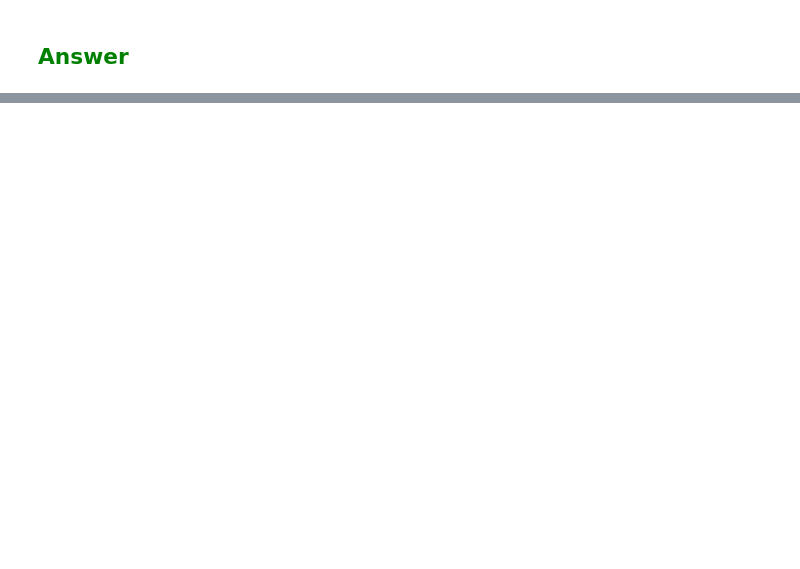
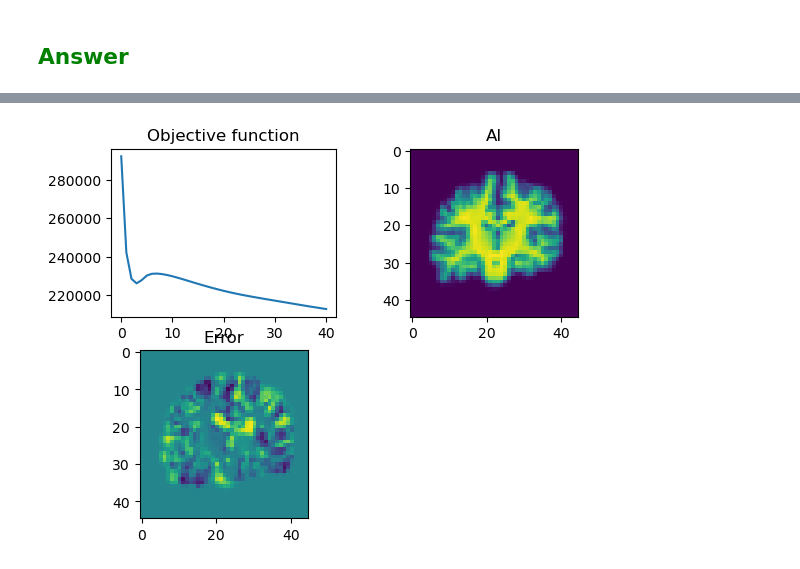
Before and after one commit to Simonlee711/UCLA-Grad-Courses, a Jupyter notebook: BIOMATH208/hw3/pset3.ipynb, the cells around one changed output, grey strips where cells are left out. Drawn from its saved outputs; the diff is of its cells as text; code cells hidden in the pictures; blank space fills up the shorter version.

```diff
--- a/BIOMATH208/hw3/pset3.ipynb
+++ b/BIOMATH208/hw3/pset3.ipynb
@@ -653,42 +665,42 @@ Run the natural gradient descent code with a gradient descent stepsize $1 - 2$,
 # %% [markdown]
 ## <span style="color:green">Answer
 # %%
-# Define basis of the tangent space
-E = [
-    np.pad(np.eye(1, 4, k=i), ((0, 3), (0, 0)), 'constant')
-    for i in range(4)
-] + [
-    np.pad(np.eye(1, 4, k=i), ((1, 2), (0, 0)), 'constant')
-    for i in range(4)
-] + [
-    np.pad(np.eye(1, 4, k=i), ((2, 1), (0, 0)), 'constant')
-    for i in range(4)
-] + [
-    np.pad(np.eye(1, 4, k=i), ((3, 0), (0, 0)), 'constant')
-    for i in range(4)
-]
+import numpy as his
+import matplotlib.pyplot as plt
+from scipy.interpolate import interpn
 
-# Compute the metric tensor g_ij with regularization
-epsilon = 1e-10  # Small regularization factor
-g_ij = np.zeros((12, 12))
-for i in range(12):
-    for j in range(12):
-        g_ij[i, j] = np.sum((E[i].T @ E[j]).flatten() * np.prod(dI))
+# Define the basis matrices E_i
+E = np.zeros((12, 4, 4))
+indices = [(0, 0), (0, 1), (0, 2), (0, 3), (1, 0), (1, 1), (1, 2), (1, 3),
+           (2, 0), (2, 1), (2, 2), (2, 3)]
+for i, (row, col) in enumerate(indices):
+    E[i, row, col] = 1
 
-# Try to invert the metric tensor again
-g_inv = np.linalg.inv(g_ij)
+# Load the actual image data from the provided file
+data = np.load('./hw3imagedata2024.npz', allow_pickle=True)
+I = data['I']
+dI = data['dI']
+xI = data['xI']
+XI = data['XI']
+J = data['J']
+dJ = data['dJ']
+xJ = data['xJ']
+XJ = data['XJ']
 
+# Initialize the affine transformation matrix
+A = np.eye(4)
 
-# An initial guess for an affine matrix
-A = np.eye(4)
 # Optimization parameters
 niter = 50  # number of iterations
 ep = 2e-8  # step size
-# For plotting results
+
+# Compute the metric tensor g_ij and its inverse
+g = np.array([[np.trace(E[i].T @ E[j]) for j in range(12)] for i in range(12)])
+g_inv = np.linalg.inv(g)
+
 f, ax = plt.subplots(2, 2)
 ax[1, 1].set_visible(False)
 cost = []
-# Other parameters
 voxel_volume = np.prod(dJ)
 append_shape = (J.shape[0], J.shape[1], J.shape[2], 1)
 
@@ -696,12 +708,14 @@ for it in range(niter):
     # Get sample points to interpolate with affine matrix
     Ai = np.linalg.inv(A)
     Xs = (Ai[:3, :3] @ XJ[..., None])[..., 0] + Ai[:3, -1]
+
     # Transform the image by interpolating at the sample points
     AI = interpn(xI, I, Xs, bounds_error=False, fill_value=0.0)
-    # Error
+
+    # Compute error and cost function
     err = AI - J
-    # Cost function
     cost.append(np.sum(err**2) * voxel_volume)
+
     # Gradient calculations
     dAI = np.stack(np.gradient(AI, *dJ), -1)
     dAI = np.concatenate((dAI, np.zeros(append_shape)), -1)
@@ -709,26 +723,26 @@ for it in range(niter):
     dAIXs = dAI[..., :, None] * Xs[..., None, :]
     grad_covector = -np.sum(err[..., None, None] * dAIXs, axis=(0, 1, 2)) * voxel_volume
 
-    # Convert the gradient covector to a vector using the sharp map
-    grad_matrix = grad_covector[:3, :4]
-    grad_vector = grad_matrix.flatten()
-    grad_vector = np.dot(g_inv, grad_vector)
-    grad_matrix = grad_vector.reshape((3, 4))
+    # Convert covector to vector using the metric's inverse
+    grad_covector_flat = grad_covector[:3, :].reshape(-1)  # Only use the 3x4 part and flatten
+    if grad_covector_flat.shape[0] != 12:
+        raise ValueError("Gradient vector reshaping error, expected 12 elements but got {}".format(grad_covector_flat.shape[0]))
+    grad_vector = g_inv @ grad_covector_flat
+    grad_vector = grad_vector.reshape(3, 4)
+    A[:3, :4] -= ep * grad_vector  # Update the affine transformation matrix
 
-    # Update parameter estimates
-    A[:3, :4] -= ep * grad_matrix
-
-    # Update plots
-    ax[0, 0].cla()
-    ax[0, 0].plot(cost)
-    ax[0, 0].set_title('Objective Function')
-    ax[0, 1].cla()
-    ax[0, 1].imshow(np.rot90(AI[:, AI.shape[1]//2]))
-    ax[0, 1].set_title('AI')
-    ax[1, 0].cla()
-    ax[1, 0].imshow(np.rot90((AI - J)[:, J.shape[1]//2]))
-    ax[1, 0].set_title('Error')
-    f.canvas.draw()
+    # Visualization
+    if it % 10 == 0:  # Update plots less frequently for performance
+        ax[0, 0].cla()
+        ax[0, 0].plot(cost)
+        ax[0, 0].set_title('Objective function')
+        ax[0, 1].cla()
+        ax[0, 1].imshow(np.rot90(AI[:, AI.shape[1]//2]))
+        ax[0, 1].set_title('AI')
+        ax[1, 0].cla()
+        ax[1, 0].imshow(np.rot90((AI - J)[:, AI.shape[1]//2]))
+        ax[1, 0].set_title('Error')
+        f.canvas.draw()
 
 plt.show()
 # %% [output]
@@ -735,0 +749 @@ LinAlgError: Singular matrix
+[figure, added]
```
Also changed, not shown: parts of 2 cells of this notebook.
